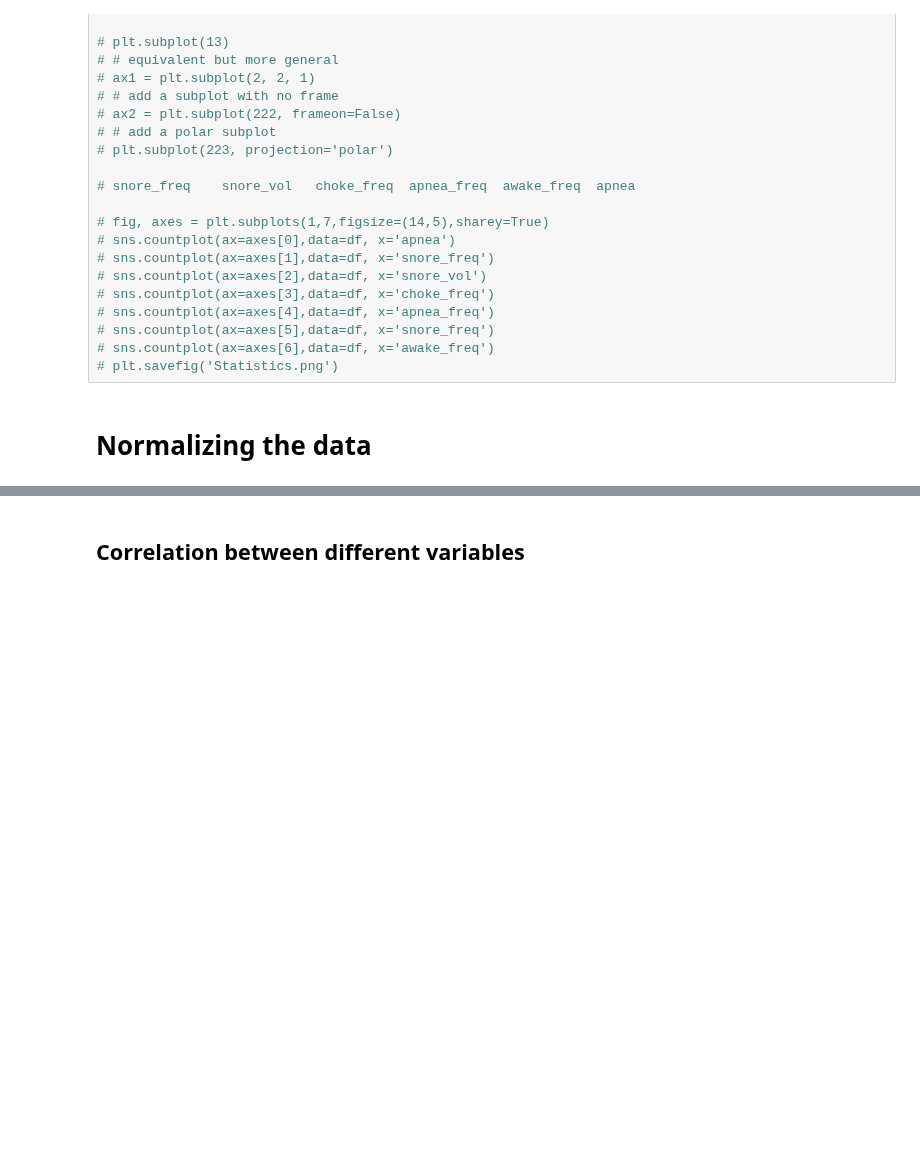
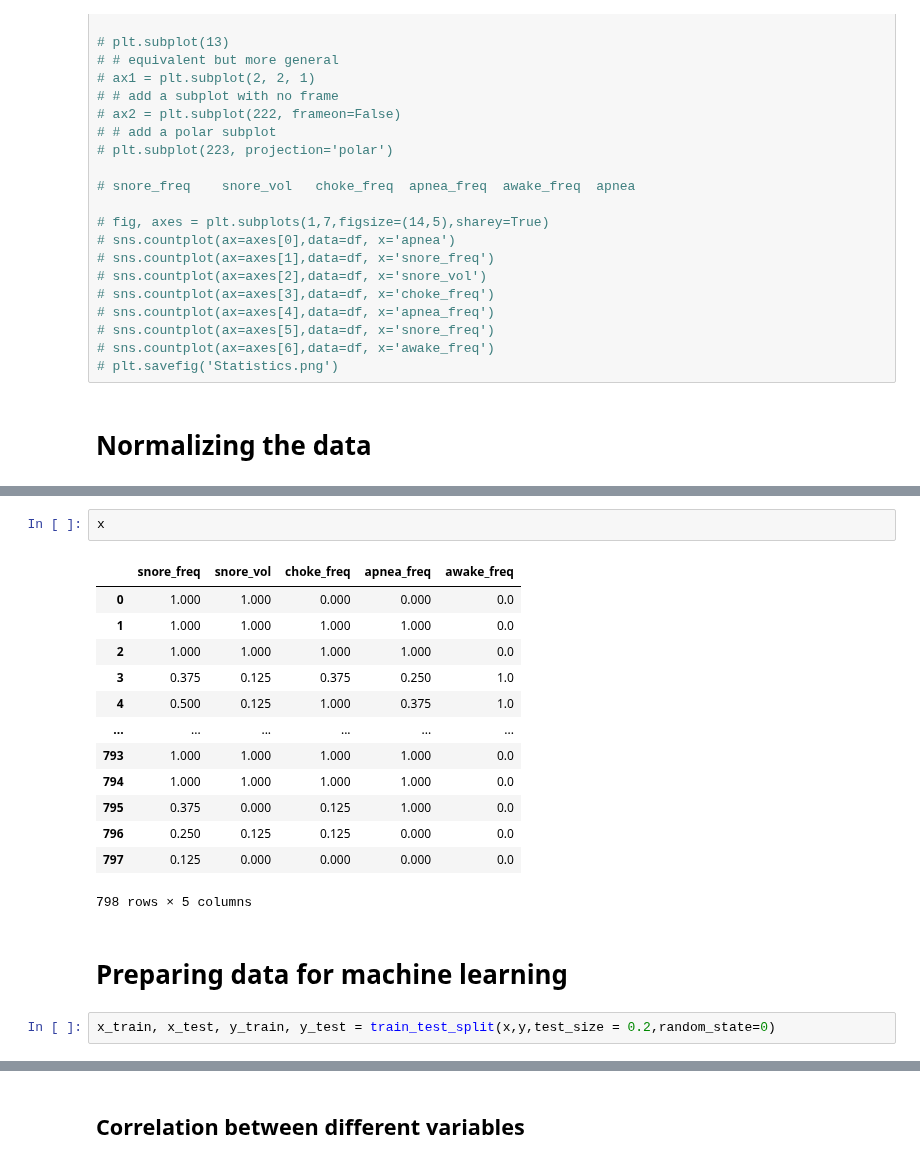
Before and after one commit to asheta66/Machine-Learning-2024, a Jupyter notebook: ML_Sleep_Disorder.ipynb, the cells around one changed output, grey strips where cells are left out. Drawn from its saved outputs; the diff is of its cells as text; blank space fills up the shorter version.

```diff
--- a/ML_Sleep_Disorder.ipynb
+++ b/ML_Sleep_Disorder.ipynb
@@ -111,2 +116,22 @@ from matplotlib import pyplot as plt
 # Normalize data
 x = (x_data - np.min(x_data))/(np.max(x_data) - np.min(x_data)).values
+# %%
+x
+# %% [output]
+|  | snore_freq | snore_vol | choke_freq | apnea_freq | awake_freq |
+| 0 | 1.000 | 1.000 | 0.000 | 0.000 | 0.0 |
+| 1 | 1.000 | 1.000 | 1.000 | 1.000 | 0.0 |
+| 2 | 1.000 | 1.000 | 1.000 | 1.000 | 0.0 |
+| 3 | 0.375 | 0.125 | 0.375 | 0.250 | 1.0 |
+| 4 | 0.500 | 0.125 | 1.000 | 0.375 | 1.0 |
+| ... | ... | ... | ... | ... | ... |
+| 793 | 1.000 | 1.000 | 1.000 | 1.000 | 0.0 |
+| 794 | 1.000 | 1.000 | 1.000 | 1.000 | 0.0 |
+| 795 | 0.375 | 0.000 | 0.125 | 1.000 | 0.0 |
+| 796 | 0.250 | 0.125 | 0.125 | 0.000 | 0.0 |
+| 797 | 0.125 | 0.000 | 0.000 | 0.000 | 0.0 |
+798 rows × 5 columns
+# %% [markdown]
+# Preparing data for machine learning
+# %%
+x_train, x_test, y_train, y_test = train_test_split(x,y,test_size = 0.2,random_state=0)
```
Also changed, not shown: parts of 8 cells of this notebook.
